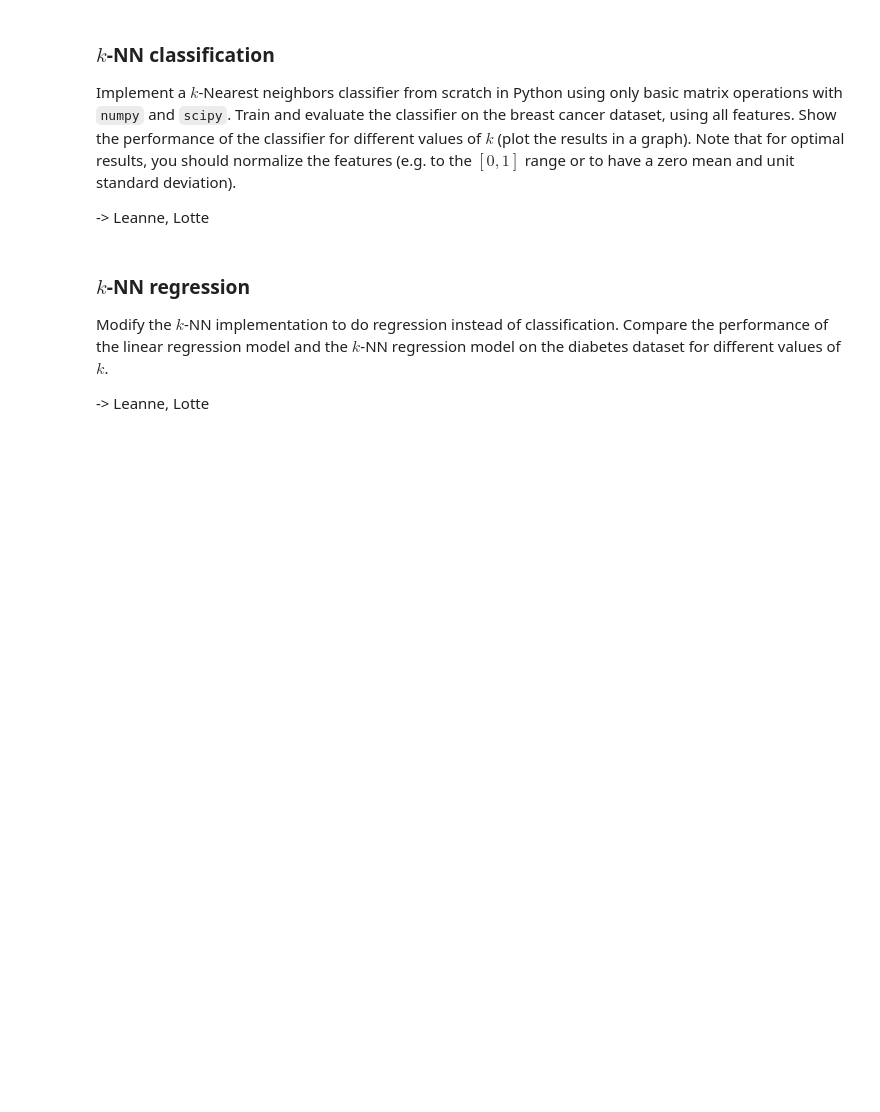
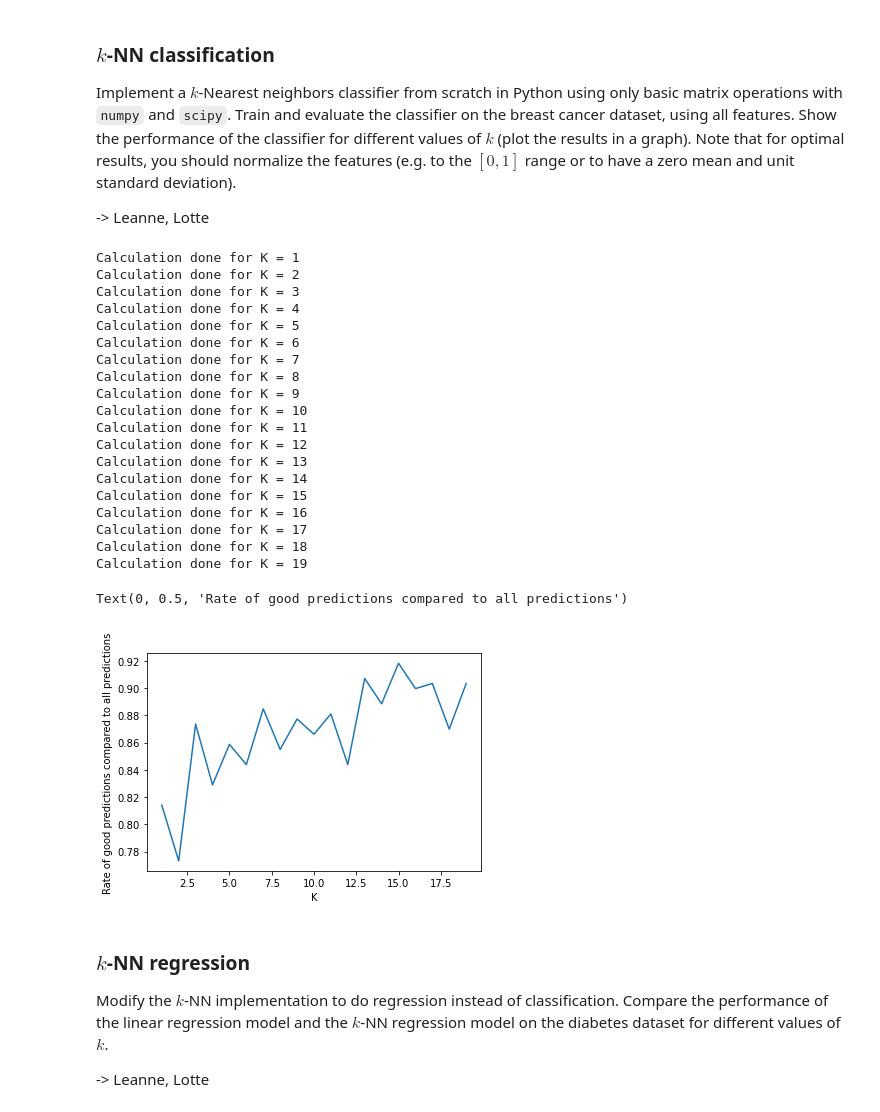
Before and after one commit to bgeven/8DM50_Group4, a Jupyter notebook: Assignment_week_1/GA_group4_week_1.ipynb, the cells around one changed output. Cells and saved outputs as stored; diff of their text form; code cells hidden in the pictures; blank space fills up the shorter version.

```diff
--- a/Assignment_week_1/GA_group4_week_1.ipynb
+++ b/Assignment_week_1/GA_group4_week_1.ipynb
@@ -154,6 +154,45 @@ Assume that in the dataset that you use to train a linear regression model, ther
 Implement a $k$-Nearest neighbors classifier from scratch in Python using only basic matrix operations with `numpy` and `scipy`. Train and evaluate the classifier on the breast cancer dataset, using all features. Show the performance of the classifier for different values of $k$ (plot the results in a graph). Note that for optimal results, you should normalize the features (e.g. to the $[0, 1]$ range or to have a zero mean and unit standard deviation).
 
 -> Leanne, Lotte
+# %%
+from kNN import *
+import matplotlib.pyplot as plt
+X_train = breast_cancer.data[:300]
+y_train = breast_cancer.target[:300]
+X_test = breast_cancer.data[300:]
+y_test = breast_cancer.target[300:]
+
+range_K = range(1,20) # The range of K's that are used for the kNN algorithm
+good_pred_list = []   # List for the rate of good predictions:all predictions for each K
+
+for K in range_K:
+    euclidean_matrix=eucledian_distance(X_test,X_train)
+    good_pred_list=kNN_prediction(euclidean_matrix, y_train, y_test, K, good_pred_list)
+plt.plot(range_K, good_pred_list)
+plt.xlabel('K')
+plt.ylabel('Rate of good predictions compared to all predictions')
+# %% [output]
+Calculation done for K = 1
+Calculation done for K = 2
+Calculation done for K = 3
+Calculation done for K = 4
+Calculation done for K = 5
+Calculation done for K = 6
+Calculation done for K = 7
+Calculation done for K = 8
+Calculation done for K = 9
+Calculation done for K = 10
+Calculation done for K = 11
+Calculation done for K = 12
+Calculation done for K = 13
+Calculation done for K = 14
+Calculation done for K = 15
+Calculation done for K = 16
+Calculation done for K = 17
+Calculation done for K = 18
+Calculation done for K = 19
+Text(0, 0.5, 'Rate of good predictions compared to all predictions')
+[figure, added]
 # %% [markdown]
 ### $k$-NN regression
 
```
Also changed, not shown: 1 other file.
